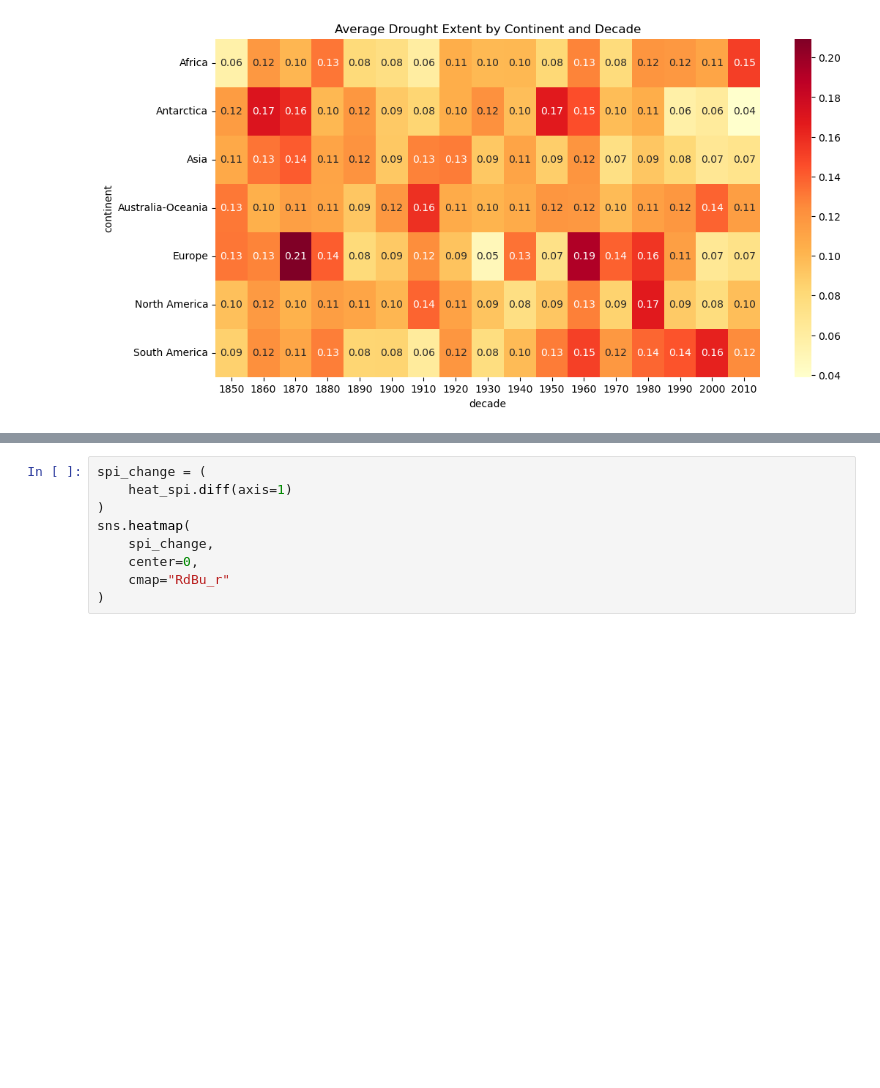
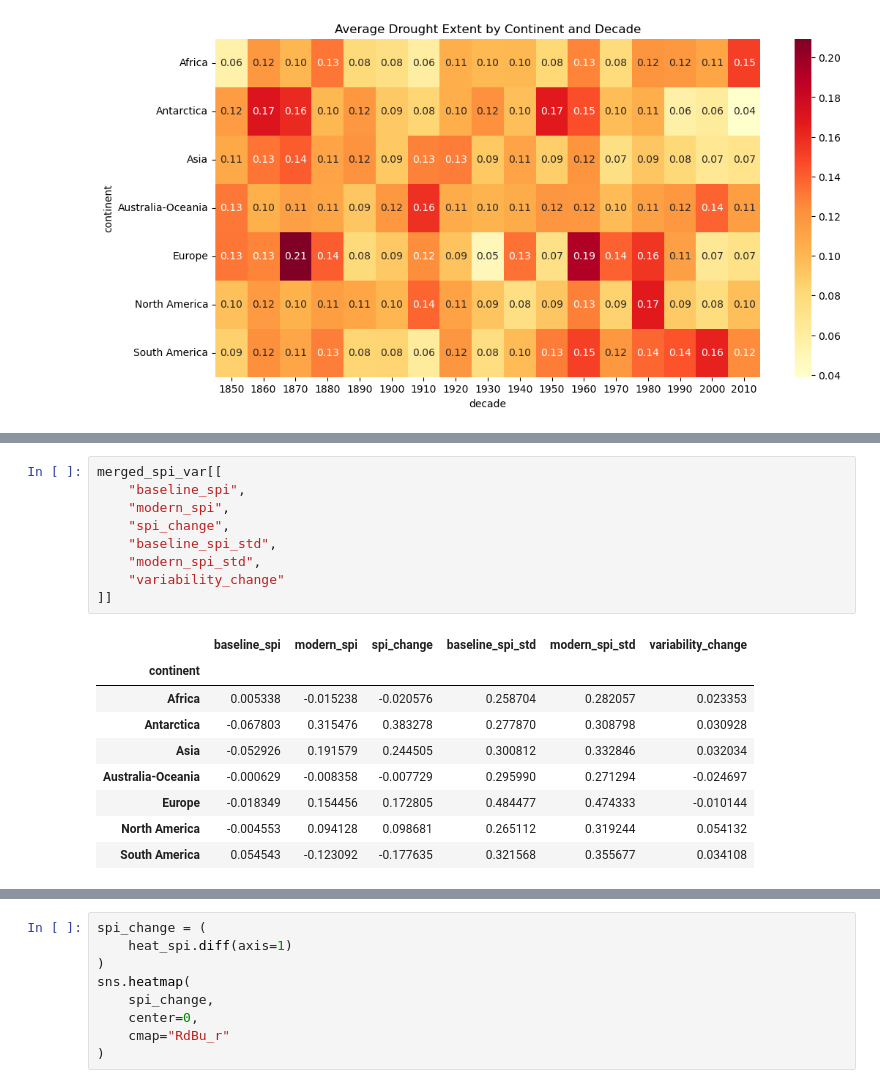
Before and after one commit to pemam238/DSC-106-Project-4, a Jupyter notebook: notebooks/boy.ipynb, the cells around one changed output, grey strips where cells are left out. Cells and saved outputs as stored; diff of their text form; blank space fills up the shorter version.

```diff
--- a/notebooks/boy.ipynb
+++ b/notebooks/boy.ipynb
@@ -207,0 +326,19 @@ See the caveats in the documentation: https://pandas.pydata.org/pandas-docs/stab
+# %%
+merged_spi_var[[
+    "baseline_spi",
+    "modern_spi",
+    "spi_change",
+    "baseline_spi_std",
+    "modern_spi_std",
+    "variability_change"
+]]
+# %% [output]
+|  | baseline_spi | modern_spi | spi_change | baseline_spi_std | modern_spi_std | variability_change |
+| continent |  |  |  |  |  |  |
+| Africa | 0.005338 | -0.015238 | -0.020576 | 0.258704 | 0.282057 | 0.023353 |
+| Antarctica | -0.067803 | 0.315476 | 0.383278 | 0.277870 | 0.308798 | 0.030928 |
+| Asia | -0.052926 | 0.191579 | 0.244505 | 0.300812 | 0.332846 | 0.032034 |
+| Australia-Oceania | -0.000629 | -0.008358 | -0.007729 | 0.295990 | 0.271294 | -0.024697 |
+| Europe | -0.018349 | 0.154456 | 0.172805 | 0.484477 | 0.474333 | -0.010144 |
+| North America | -0.004553 | 0.094128 | 0.098681 | 0.265112 | 0.319244 | 0.054132 |
+| South America | 0.054543 | -0.123092 | -0.177635 | 0.321568 | 0.355677 | 0.034108 |
```
Also changed, not shown: parts of 6 cells of this notebook, 4 other files.
